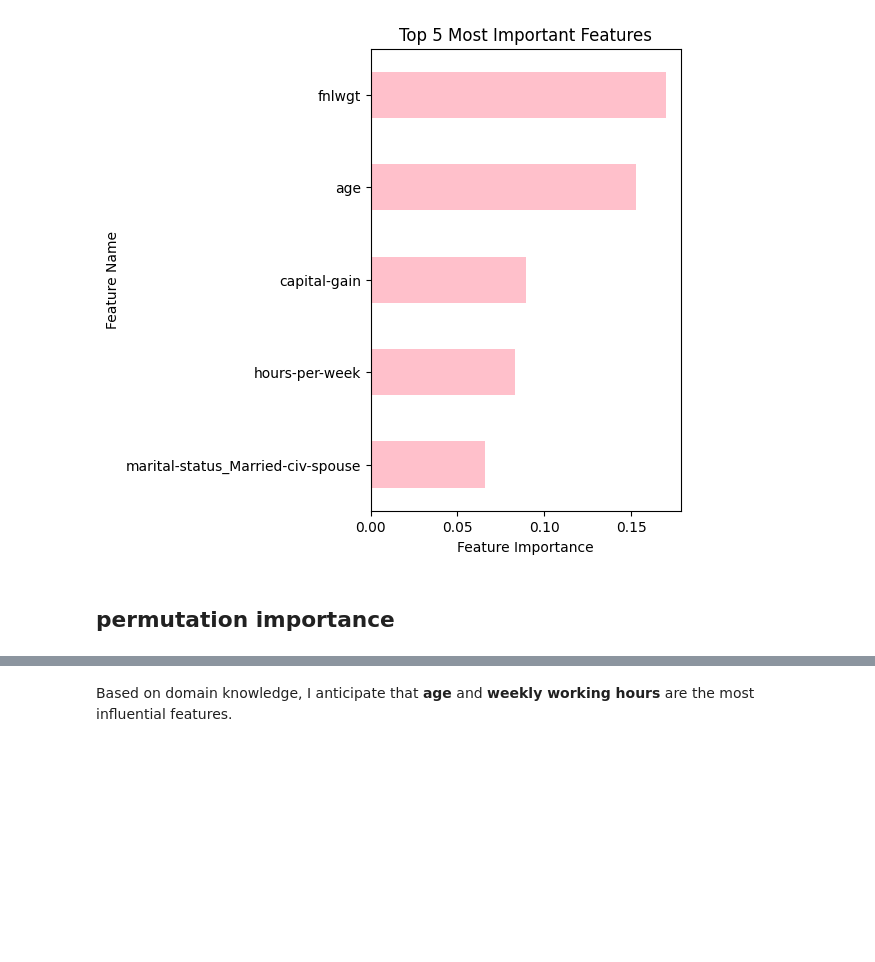
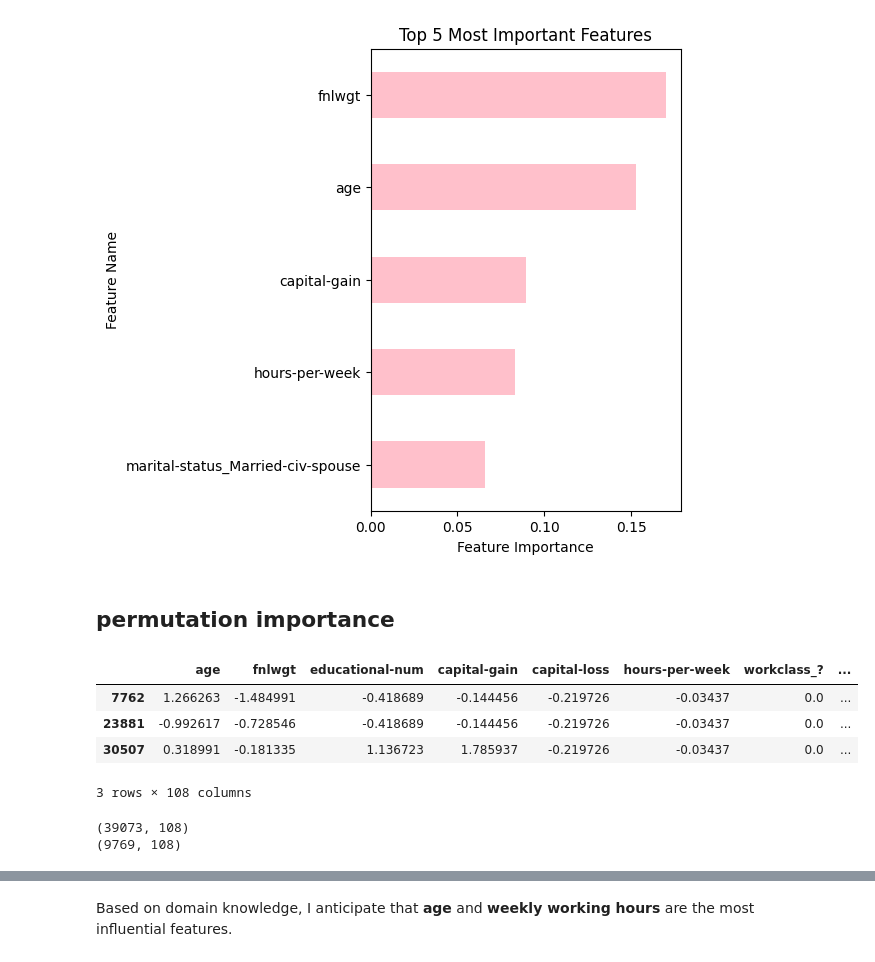
Before and after one commit to abeeraz379/Adult-income-prediction, a Jupyter notebook: adult_income_prediction.ipynb, the cells around one changed output, grey strips where cells are left out. Drawn from its saved outputs; the diff is of its cells as text; code cells hidden in the pictures; blank space fills up the shorter version.

```diff
--- a/adult_income_prediction.ipynb
+++ b/adult_income_prediction.ipynb
@@ -257,12 +243,26 @@ ax.set(ylabel='Feature Name',xlabel='Feature Importance',
 # %%
 preprocessor.fit(X_train)
 feature_names = preprocessor.get_feature_names_out()
 
 
 X_train_tf = pd.DataFrame(preprocessor.transform(X_train),
                           columns = feature_names, index = X_train.index)
 
 X_test_tf = pd.DataFrame(preprocessor.transform(X_test),
                           columns = feature_names, index = X_test.index)
+X_test_tf.head(3)
+# %% [output]
+|  | age | fnlwgt | educational-num | capital-gain | capital-loss | hours-per-week | workclass_? | ... |
+| 7762 | 1.266263 | -1.484991 | -0.418689 | -0.144456 | -0.219726 | -0.03437 | 0.0 | ... |
+| 23881 | -0.992617 | -0.728546 | -0.418689 | -0.144456 | -0.219726 | -0.03437 | 0.0 | ... |
+| 30507 | 0.318991 | -0.181335 | 1.136723 | 1.785937 | -0.219726 | -0.03437 | 0.0 | ... |
+3 rows × 108 columns
+# %%
+
+print(X_train_tf.shape)
+print(X_test_tf.shape)
+# %% [output]
+(39073, 108)
+(9769, 108)
 # %%
 from sklearn.inspection import permutation_importance
```
Also changed, not shown: parts of 23 cells of this notebook.
